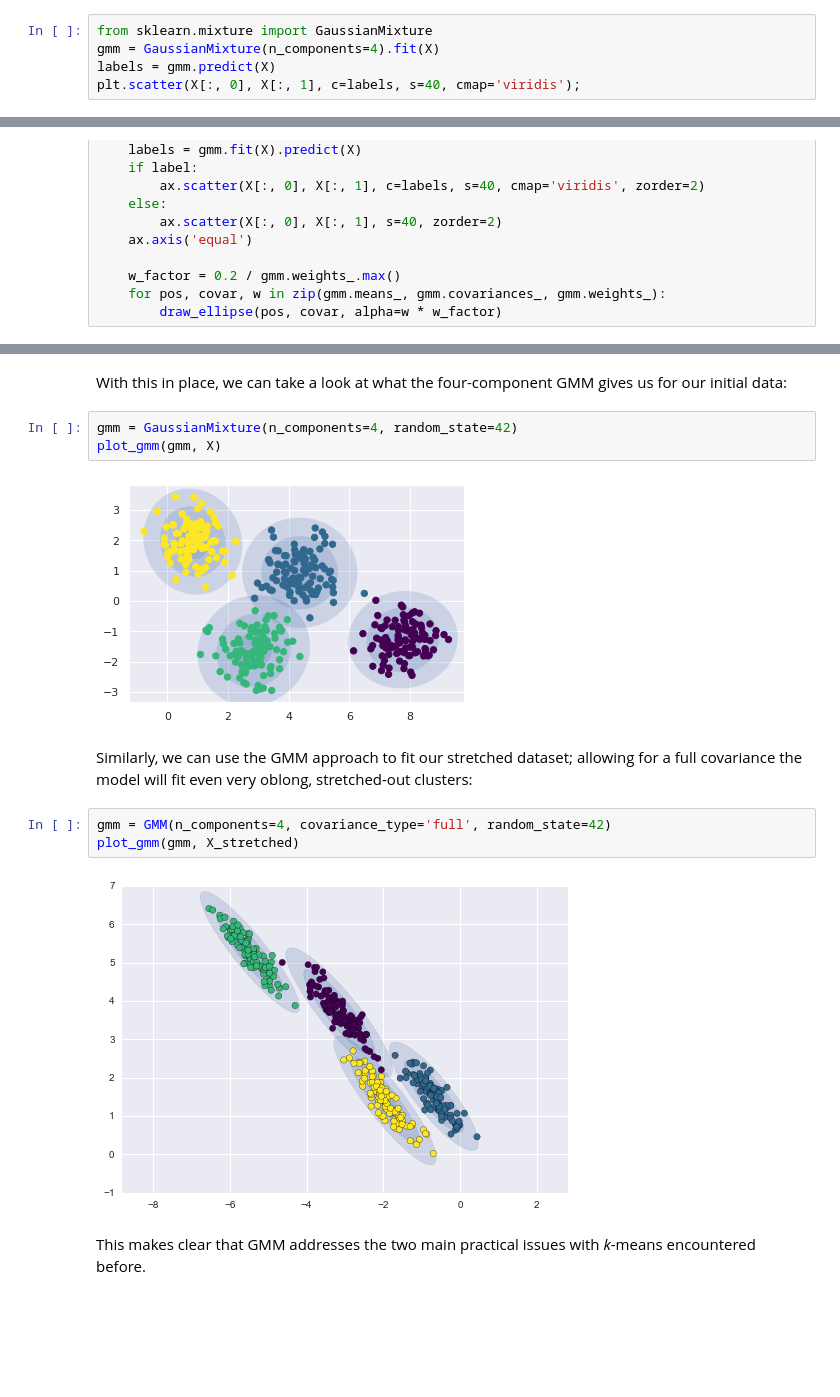
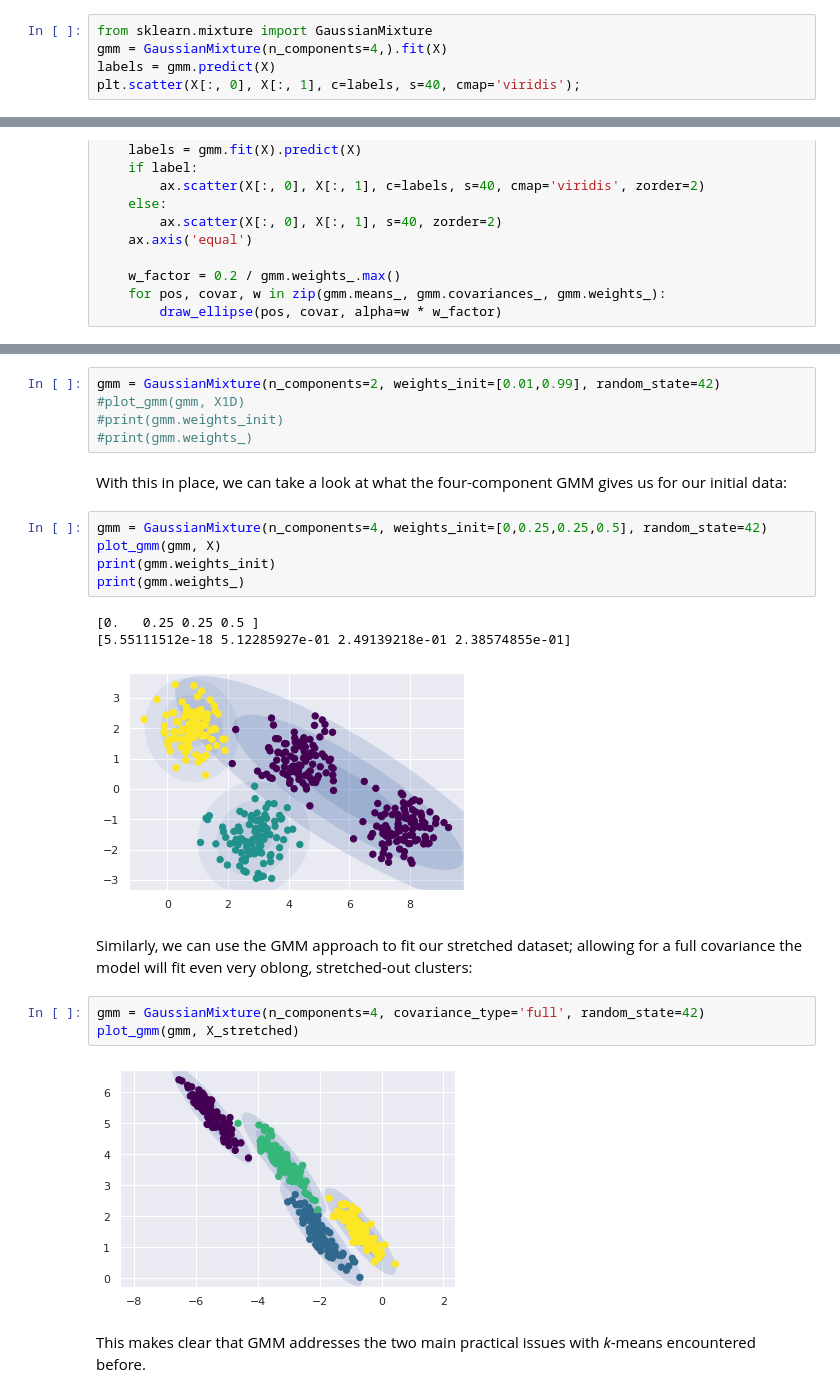
Before and after one commit to gknair/EggBot, a Jupyter notebook: notebooks/05.12-Gaussian-Mixtures.ipynb, the cells around one changed output, grey strips where cells are left out. Saved outputs shown, nothing was run; the diff lists cells and outputs as text; blank space fills up the shorter version.

```diff
--- a/notebooks/05.12-Gaussian-Mixtures.ipynb
+++ b/notebooks/05.12-Gaussian-Mixtures.ipynb
@@ -104,7 +104,7 @@ A Gaussian mixture model (GMM) attempts to find a mixture of multi-dimensional G
 In the simplest case, GMMs can be used for finding clusters in the same manner as *k*-means:
 # %%
 from sklearn.mixture import GaussianMixture
-gmm = GaussianMixture(n_components=4).fit(X)
+gmm = GaussianMixture(n_components=4,).fit(X)
 labels = gmm.predict(X)
 plt.scatter(X[:, 0], X[:, 1], c=labels, s=40, cmap='viridis');
 # %% [output]
@@ -178,17 +195,26 @@ def plot_gmm(gmm, X, label=True, ax=None):
+# %%
+gmm = GaussianMixture(n_components=2, weights_init=[0.01,0.99], random_state=42)
+#plot_gmm(gmm, X1D)
+#print(gmm.weights_init)
+#print(gmm.weights_)
 # %% [markdown]
 With this in place, we can take a look at what the four-component GMM gives us for our initial data:
 # %%
-gmm = GaussianMixture(n_components=4, random_state=42)
+gmm = GaussianMixture(n_components=4, weights_init=[0,0.25,0.25,0.5], random_state=42)
 plot_gmm(gmm, X)
+print(gmm.weights_init)
+print(gmm.weights_)
 # %% [output]
+[0.   0.25 0.25 0.5 ]
+[5.55111512e-18 5.12285927e-01 2.49139218e-01 2.38574855e-01]
-[figure, old version]
+[figure, new version]
 # %% [markdown]
 Similarly, we can use the GMM approach to fit our stretched dataset; allowing for a full covariance the model will fit even very oblong, stretched-out clusters:
 # %%
-gmm = GMM(n_components=4, covariance_type='full', random_state=42)
+gmm = GaussianMixture(n_components=4, covariance_type='full', random_state=42)
 plot_gmm(gmm, X_stretched)
 # %% [output]
-[figure, old version]
+[figure, new version]
 # %% [markdown]
 This makes clear that GMM addresses the two main practical issues with *k*-means encountered before.
 # %% [markdown]
```
Also changed, not shown: parts of 2 cells of this notebook.
